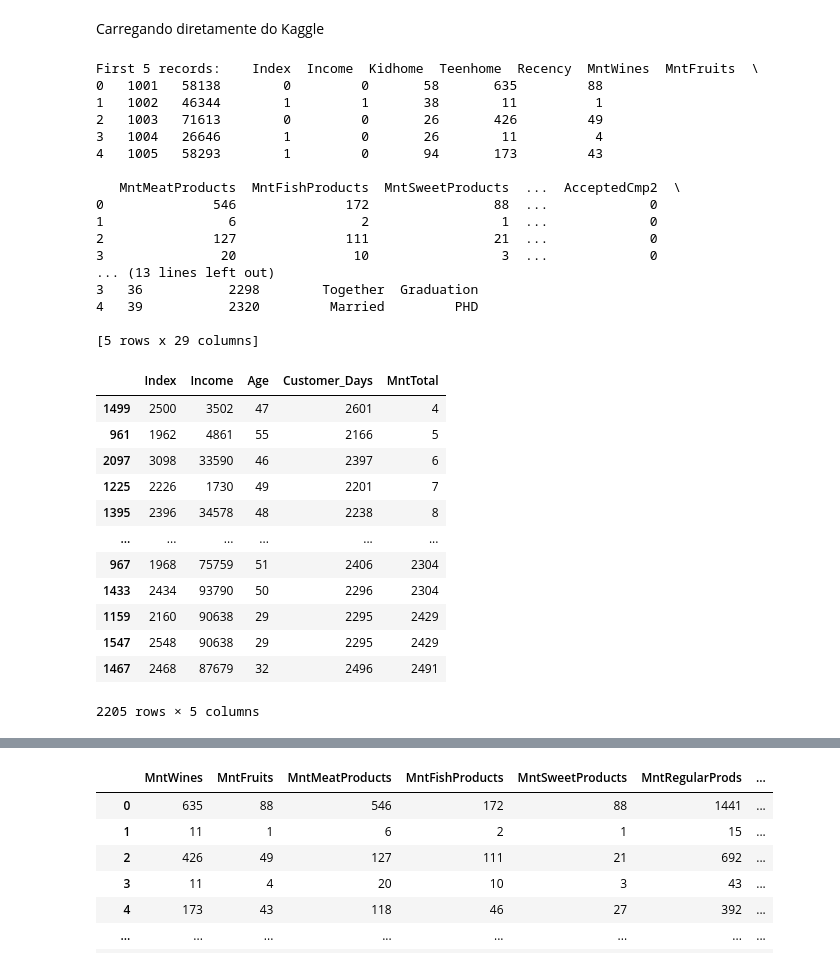
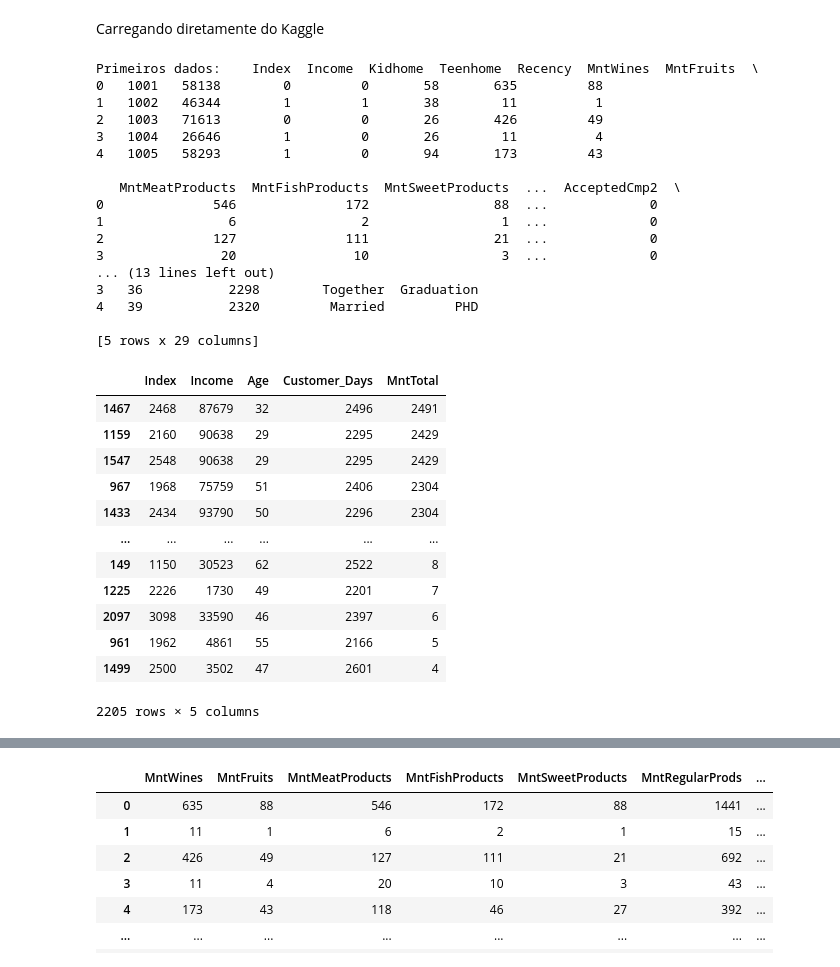
Before and after one commit to evertonenrico/Ifood_Insights, a Jupyter notebook: Ifood_Dataset/Import_DataSet_Ifood.ipynb, the cells around one changed output, grey strips where cells are left out. Cells and saved outputs as stored; diff of their text form; code cells hidden in the pictures.

```diff
--- a/Ifood_Dataset/Import_DataSet_Ifood.ipynb
+++ b/Ifood_Dataset/Import_DataSet_Ifood.ipynb
@@ -34,9 +33,9 @@ df = kagglehub.load_dataset(
   # https://github.com/Kaggle/kagglehub/blob/main/README.md#kaggledatasetadapterpandas
 )
 
-print("First 5 records:", df.head())
+print("Primeiros dados:", df.head())
 # %% [output]
-First 5 records:    Index  Income  Kidhome  Teenhome  Recency  MntWines  MntFruits  \
+Primeiros dados:    Index  Income  Kidhome  Teenhome  Recency  MntWines  MntFruits  \
 0   1001   58138        0         0       58       635         88
 1   1002   46344        1         1       38        11          1
 2   1003   71613        0         0       26       426         49
@@ -55,21 +54,21 @@ First 5 records:    Index  Income  Kidhome  Teenhome  Recency  MntWines  MntFrui
 [5 rows x 29 columns]
 # %%
 #Selecionando algumas colunas para análise
-pd.DataFrame(df, columns=['Index','Income','Age' , 'Customer_Days' , 'MntTotal']).sort_values(by='MntTotal', ascending=True)
+pd.DataFrame(df, columns=['Index','Income','Age' , 'Customer_Days' , 'MntTotal']).sort_values(by='MntTotal', ascending=False)
 #Quanto maior a Renda (Income) maior o gasto total(MntTotal)?
 # %% [output]
 |  | Index | Income | Age | Customer_Days | MntTotal |
-| 1499 | 2500 | 3502 | 47 | 2601 | 4 |
-| 961 | 1962 | 4861 | 55 | 2166 | 5 |
-| 2097 | 3098 | 33590 | 46 | 2397 | 6 |
-| 1225 | 2226 | 1730 | 49 | 2201 | 7 |
-| 1395 | 2396 | 34578 | 48 | 2238 | 8 |
-| ... | ... | ... | ... | ... | ... |
+| 1467 | 2468 | 87679 | 32 | 2496 | 2491 |
+| 1159 | 2160 | 90638 | 29 | 2295 | 2429 |
+| 1547 | 2548 | 90638 | 29 | 2295 | 2429 |
 | 967 | 1968 | 75759 | 51 | 2406 | 2304 |
 | 1433 | 2434 | 93790 | 50 | 2296 | 2304 |
-| 1159 | 2160 | 90638 | 29 | 2295 | 2429 |
-| 1547 | 2548 | 90638 | 29 | 2295 | 2429 |
-| 1467 | 2468 | 87679 | 32 | 2496 | 2491 |
+| ... | ... | ... | ... | ... | ... |
+| 149 | 1150 | 30523 | 62 | 2522 | 8 |
+| 1225 | 2226 | 1730 | 49 | 2201 | 7 |
+| 2097 | 3098 | 33590 | 46 | 2397 | 6 |
+| 961 | 1962 | 4861 | 55 | 2166 | 5 |
+| 1499 | 2500 | 3502 | 47 | 2601 | 4 |
 2205 rows × 5 columns
 # %%
 df[df['MntTotal'] > 1000] # Forma de Localizar/Filtrar um Registro
```
Also changed, not shown: parts of 15 cells of this notebook.
